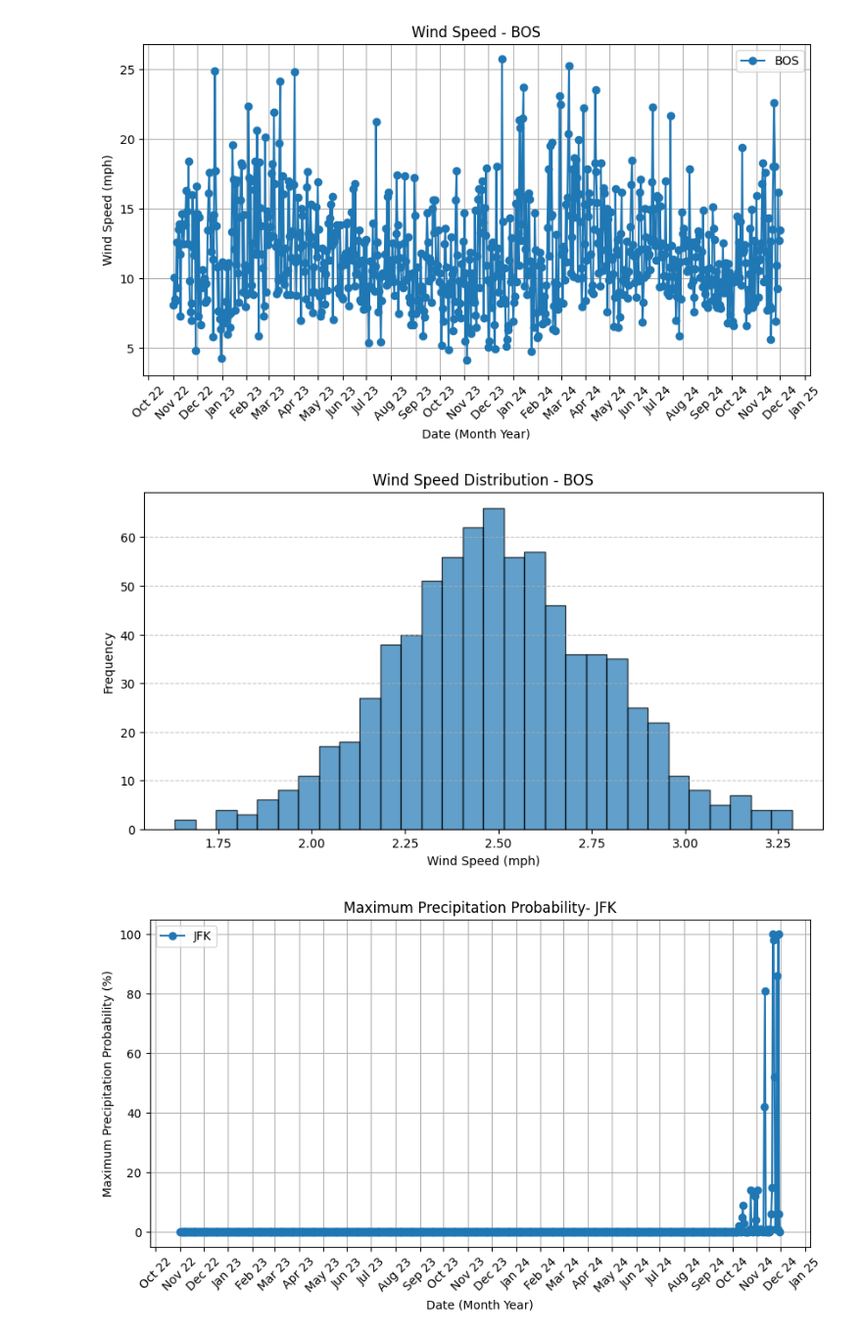
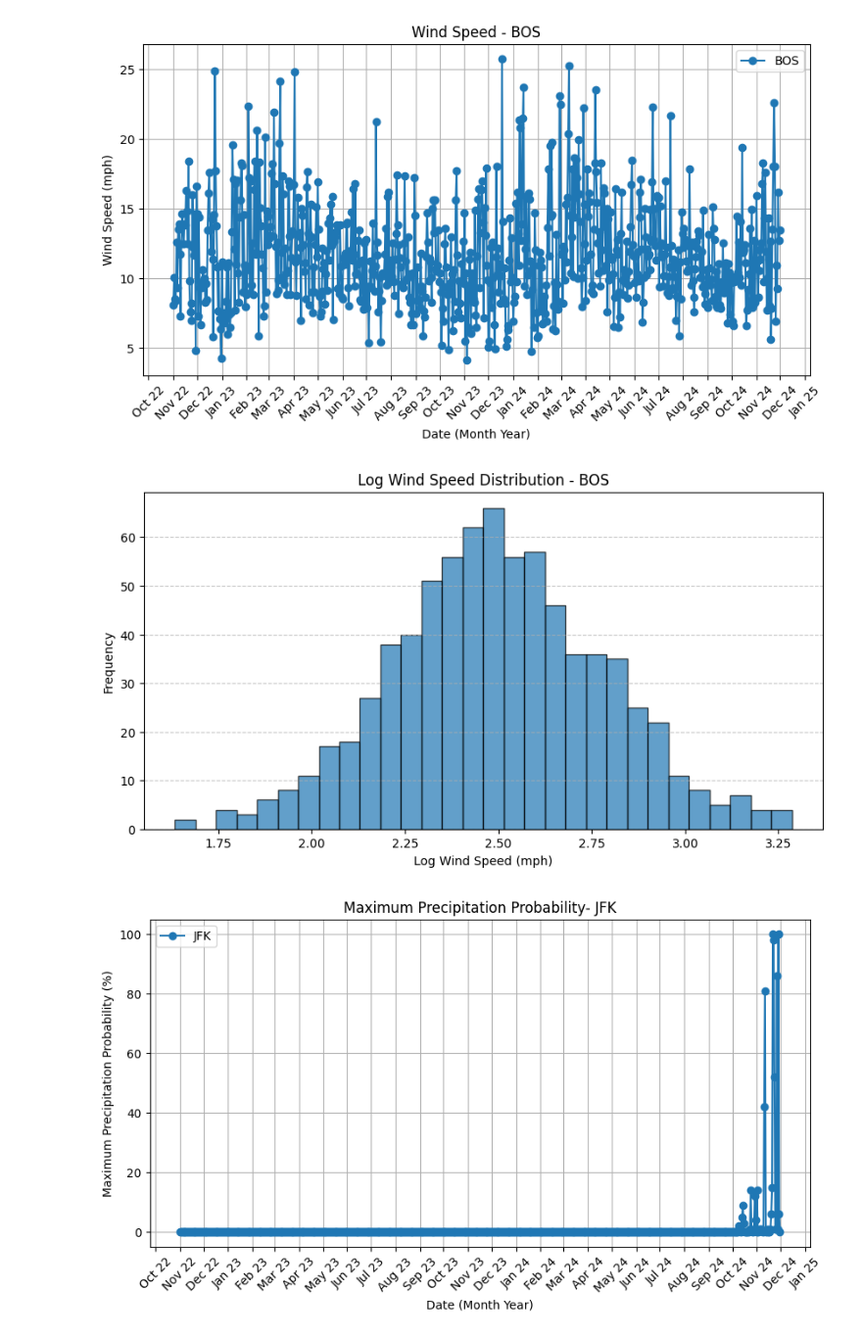
Before and after one commit to dylansaunders23/FlightDelays, a Jupyter notebook: weather/data_cleaning.ipynb, the cells around one changed output. Shown: that part at 98% size. Cells and saved outputs as stored; diff of their text form; code cells hidden in the pictures.

```diff
--- a/weather/data_cleaning.ipynb
+++ b/weather/data_cleaning.ipynb
@@ -147,21 +147,21 @@ plt.show()
 # %%
 df['wind_speed_log'] = np.log1p(df['wind_speed_10m_max'])
 airport_data = df[df['airport'] == "BOS"]
 
 # Plot histogram
 plt.figure(figsize=(10, 5))
 plt.hist(airport_data['wind_speed_log'], bins=30, edgecolor='black', alpha=0.7)
 
 # Formatting
-plt.xlabel('Wind Speed (mph)')
+plt.xlabel('Log Wind Speed (mph)')
 plt.ylabel('Frequency')
-plt.title(f'Wind Speed Distribution - {airport_data["airport"].iloc[0]}')
+plt.title(f'Log Wind Speed Distribution - {airport_data["airport"].iloc[0]}')
 plt.grid(axis='y', linestyle='--', alpha=0.7)
 
 # Show plot
 plt.show()
 # %% [output]
-[figure, old version]
+[figure, new version]
 # %%
 airports = df['airport'].unique()
 
```
Also changed, not shown: 8 other files.
